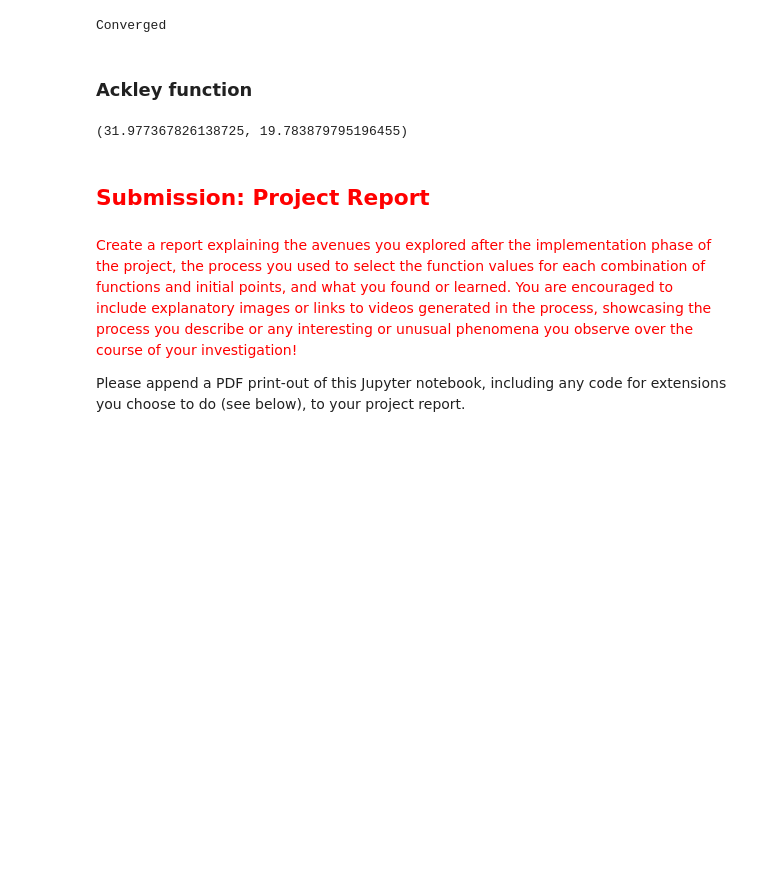
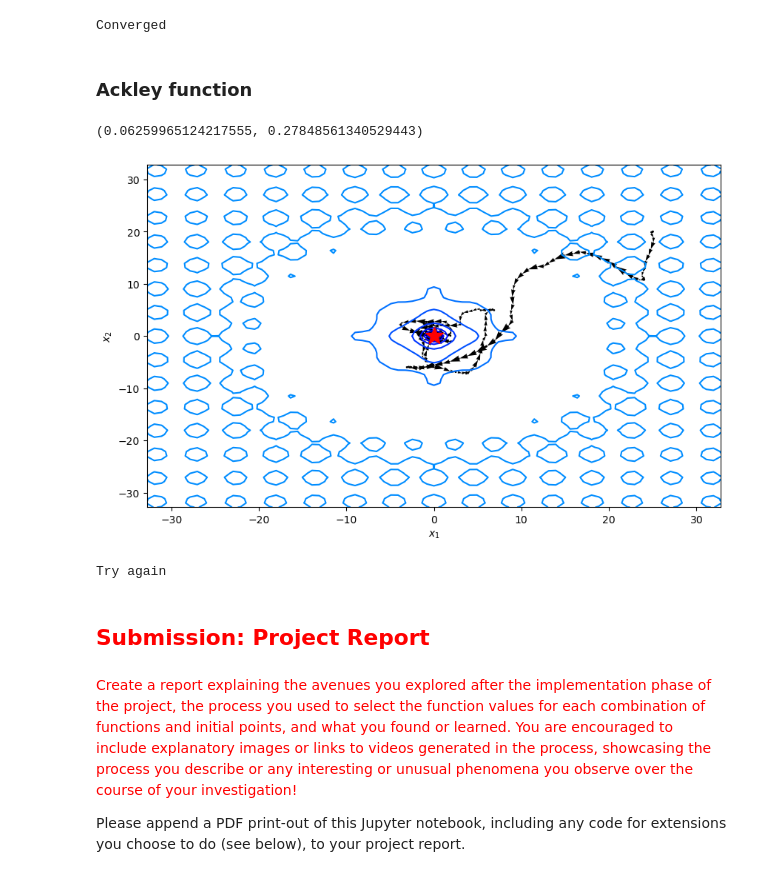
Before and after one commit to isaacdsloan/ee127_project, a Jupyter notebook: opt_algos.ipynb, the cells around one changed output. Cells and saved outputs as stored; diff of their text form; code cells hidden in the pictures; blank space fills up the shorter version.

```diff
--- a/opt_algos.ipynb
+++ b/opt_algos.ipynb
@@ -111,7 +111,7 @@ def adagrad(func, x, lr, num_iters, jac, tol, callback, eps=1e-5, *args, **kwarg
     for i in np.arange(num_iters):
 
         G += np.diag(jac(x_values[i])**2)
-        x_next = x_values[i] - np.dot(lr(i) / (eps*np.eye(dom_dim) + G)**0.5, jac(x_values[i]))
+        x_next = x_values[i] - np.dot(lr(i) / (G + eps)**0.5, jac(x_values[i]))
         func_values.append(func(x_next))
         x_values.append(x_next)
         # x_values has added index
@@ -501,7 +502,7 @@ def new_lr(t):
 params = dict(
     method='nag',
     lr=new_lr,
-    num_iters=315,
+    num_iters=10000,
     gamma=0.9
 )
 ans.set_settings(fn_name='booth', x0=np.array([8, 9]), **params)
@@ -591,20 +592,32 @@ if eps[0] <= 1e-7 and eps[1] < 1e-14:
 Converged
 # %% [markdown]
 ### Ackley function
+# %%
+def new_lr(t):
+    return 1e-1
 # %%
 # Replace parameters here
 params = dict(
-    method='adam',
-    lr=lr_,
-    num_iters=15,
+    method='nag',
+    lr=new_lr,
+    num_iters=250
 )
 ans.set_settings(fn_name='ackley2d', x0=np.array([25, 20]), **params)
-ans.get_min_errs()
+eps = ans.get_min_errs()
+eps
 # %% [output]
-(31.977367826138725, 19.783879795196455)
+(0.06259965124217555, 0.27848561340529443)
+# %%
+ans.path2d()
+# %% [output]
+[figure, added]
 # %%
 if eps[0] <= 2e-4 and eps[1] < 5e-4:
     print("Converged")
+else:
+    print("Try again")
+# %% [output]
+Try again
 # %% [markdown]
 ## <span style="color:red">Submission: Project Report</span>
 # %% [markdown]
```
Also changed, not shown: parts of 4 cells of this notebook.
